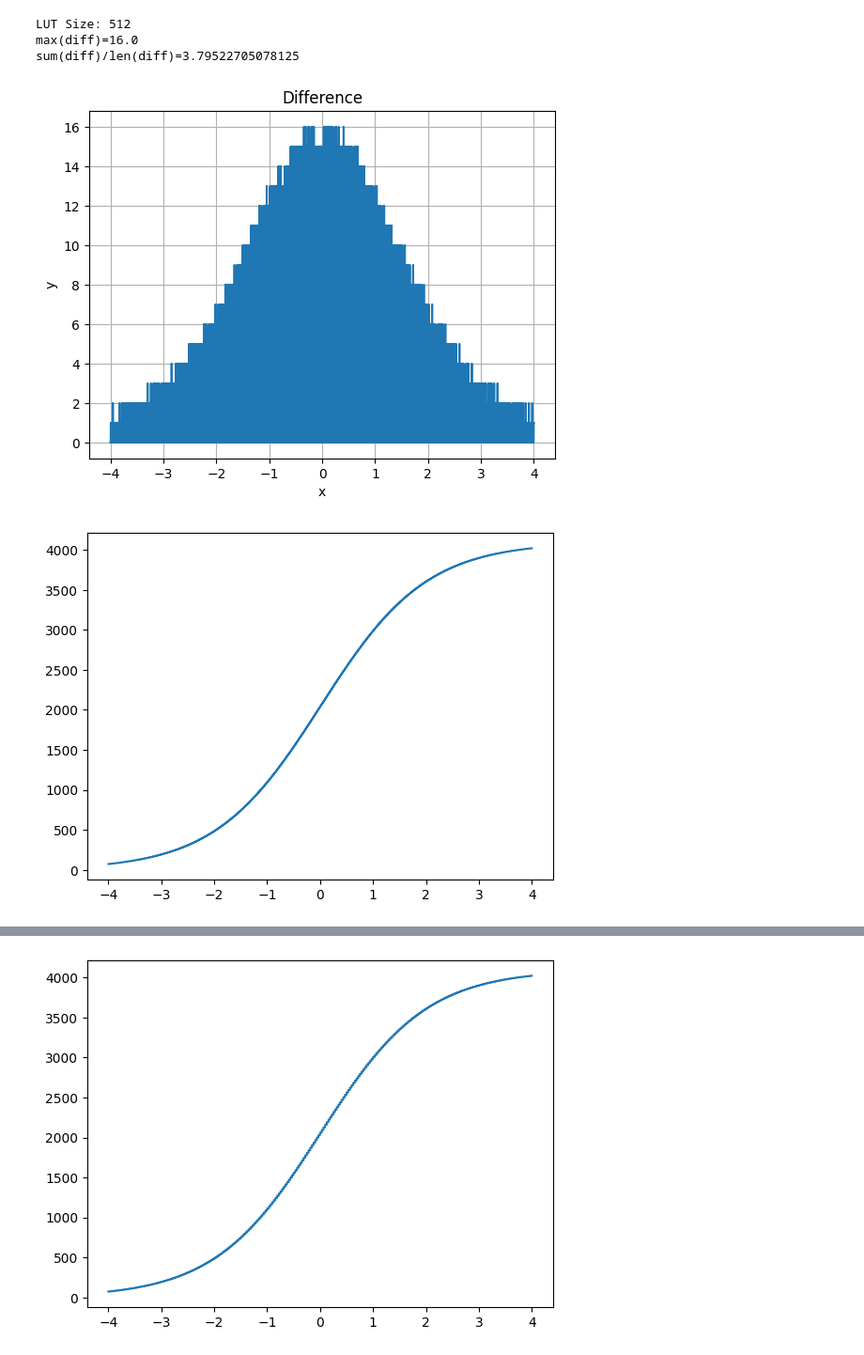
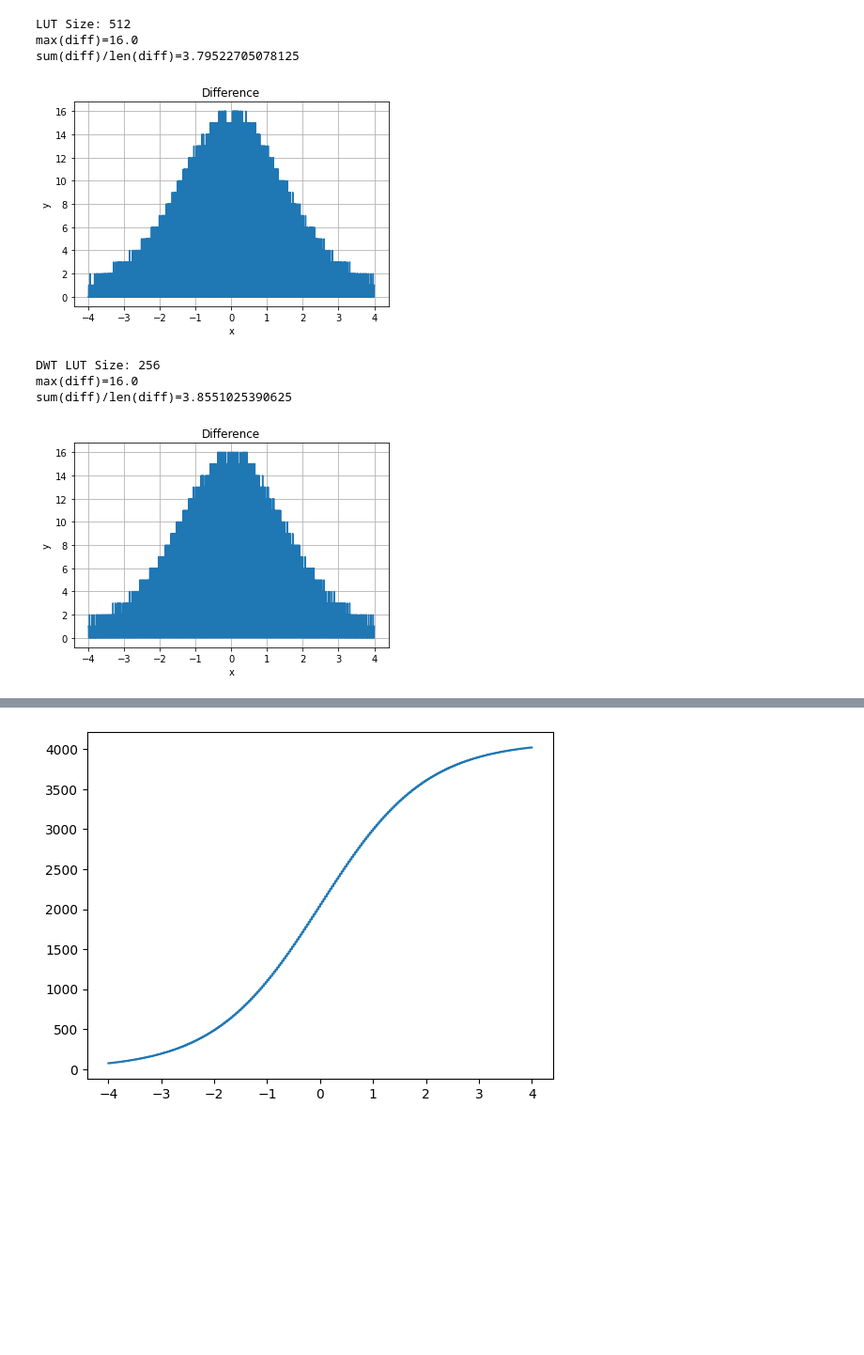
Before and after one commit to NillionNetwork/ripple, a Jupyter notebook: sigmoid.ipynb, the cells around one changed output, grey strips where cells are left out. Shown: that part at 94% size. Cells and saved outputs as stored; diff of their text form; code cells hidden in the pictures; blank space fills up the shorter version.

```diff
--- a/sigmoid.ipynb
+++ b/sigmoid.ipynb
@@ -35,36 +36,86 @@ def lut_eval(x, T):
 # %%
 a = -4
 b = 4
 f = 12
 q = 6
 
-T = lut_gen(Sigmoid, a, b, f, q)
-print(f"LUT Size: {len(T)}")
+# Quantized LUT JSON file generation
+## LSB
+lut = lut_gen(Sigmoid, a, b, f, q)
+lut_dict = {str(index[0]): int(value) & 0xFF for index, value in np.ndenumerate(lut)}
+with open("lut16_quantized_lsb.json", 'w') as fout:
+    json_dumps_str = json.dumps(lut_dict, indent=4)
+    print(json_dumps_str, file=fout)
+## MSB
+lut_dict = {str(index[0]): (int(value) >> 8) & 0xFF for index, value in np.ndenumerate(lut)}
+with open("lut16_quantized_msb.json", 'w') as fout:
+    json_dumps_str = json.dumps(lut_dict, indent=4)
+    print(json_dumps_str, file=fout)
+
+print(f"LUT Size: {len(lut)}")
 
 x = np.linspace(a, b-2**-f, (b-a)*2**f)
 y = Sigmoid(x)
 y_fixed = real_to_fixed(y, f)
 
 x_fixed = real_to_fixed(x, f)
 x_trunced = trunc(x_fixed, f - q)
 x_shifted = x_trunced - np.min(x_trunced)
-y_lut = lut_eval(x_shifted, T)
+y_lut = lut_eval(x_shifted, lut)
 
 diff = abs(y_fixed - y_lut)
 print(f"{max(diff)=}")
 print(f"{sum(diff)/len(diff)=}")
 plt.plot(x, diff)
 plt.title("Difference")
 plt.xlabel("x")
 plt.ylabel("y")
 plt.grid(True)
 plt.show()
 # %% [output]
 LUT Size: 512
 max(diff)=16.0
 sum(diff)/len(diff)=3.79522705078125
-[figure, old version]
+[figure, new version]
+# %%
+n = 7
+
+coeffs = pywt.wavedec(y, 'haar', level=n)
+# Set detail coefficients at level m and higher to zero
+# for i in range(1, n+1):
+#     coeffs[i] = np.zeros_like(coeffs[i])
+# Reconstruct the approximation
+print(f"DWT LUT Size: {len(coeffs[0])}")
+
+# Generate DWT LUT Entries
+fixed_lut = real_to_fixed(coeffs[0], f)
+
+lut_dict = {str(index[0]): int(value) & 0xFF for index, value in np.ndenumerate(fixed_lut)}
+with open("lut16_dwt_lsb.json", 'w') as fout:
+    json_dumps_str = json.dumps(lut_dict, indent=4)
+    print(json_dumps_str, file=fout)
+## MSB
+lut_dict = {str(index[0]): (int(value) >> 8) & 0xFF for index, value in np.ndenumerate(fixed_lut)}
+with open("lut16_dwt_msb.json", 'w') as fout:
+    json_dumps_str = json.dumps(lut_dict, indent=4)
+    print(json_dumps_str, file=fout)
+
+
+y_hat = real_to_fixed(pywt.waverec(coeffs, 'haar'), f)
+
+diff = abs(y_fixed - y_hat)
+print(f"{max(diff)=}")
+print(f"{sum(diff)/len(diff)=}")
+plt.plot(x, diff)
+plt.title("Difference")
+plt.xlabel("x")
+plt.ylabel("y")
+plt.grid(True)
+plt.show()
+# %% [output]
+DWT LUT Size: 256
+max(diff)=16.0
+sum(diff)/len(diff)=3.8551025390625
+[figure, added]
 # %%
 plt.plot(x, y_lut);
-# %% [output]
-[figure, removed]
```
Also changed, not shown: parts of 2 cells of this notebook, 4 other files.
